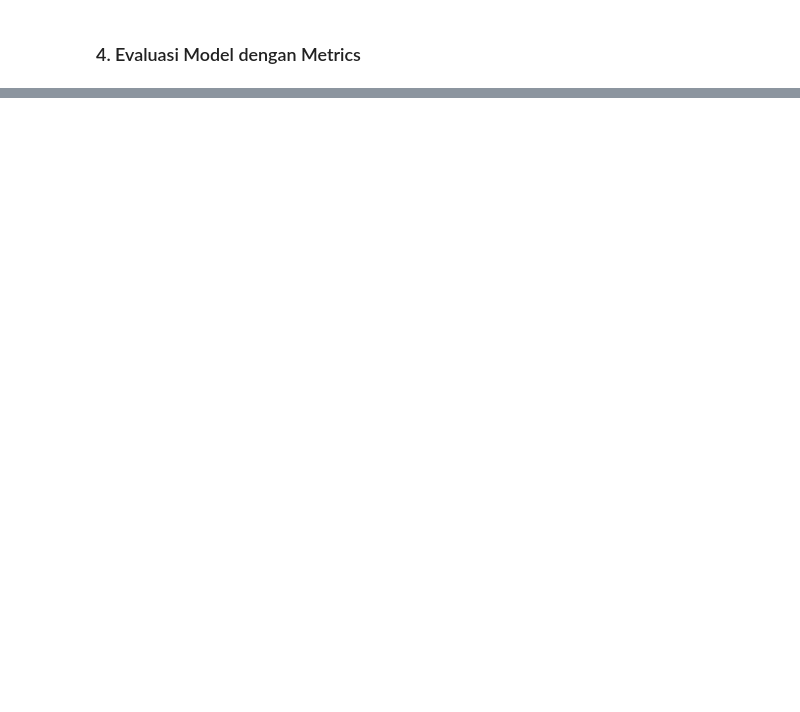
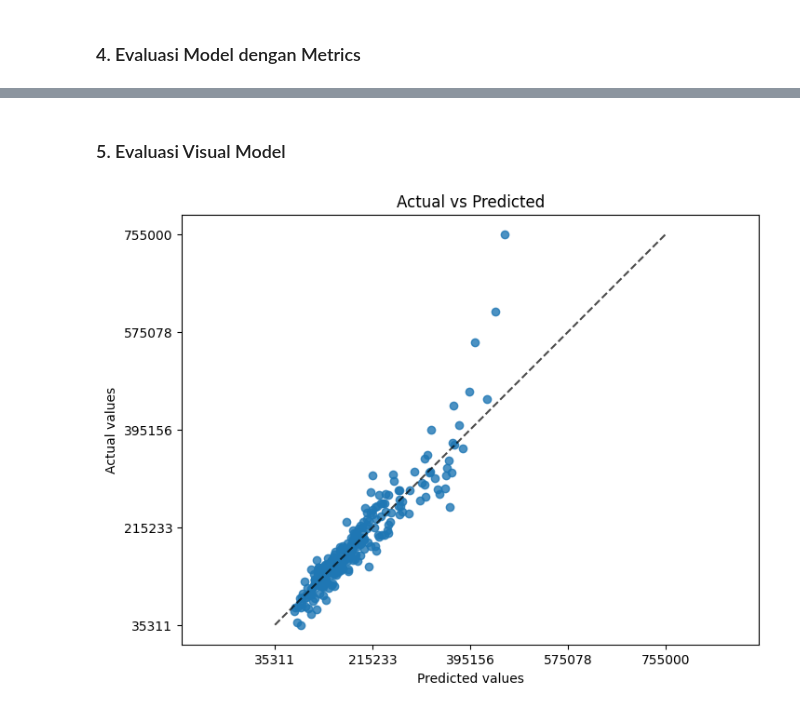
Before and after one commit to arya475/Data-Science-house-price-predict, a Jupyter notebook: main.ipynb, the cells around one changed output, grey strips where cells are left out. Drawn from its saved outputs; the diff is of its cells as text; code cells hidden in the pictures; blank space fills up the shorter version.

Commit message:
Evaluasi estimator dengan matrics, evaluasi visual model, pengujian model dengan data test eksternal atau yang lain

```diff
--- a/main.ipynb
+++ b/main.ipynb
@@ -214,0 +240,13 @@ Mean Absolute Error: 19265.41
+# %% [markdown]
+### 5. Evaluasi Visual Model
+# %%
+from sklearn.metrics import PredictionErrorDisplay
+
+fig, ax = plt.subplots(figsize=(8, 6))
+ax.set_title('Actual vs Predicted')
+ax.set_xlabel('Predicted Values')
+ax.set_ylabel('Actual Values')
+
+disp = PredictionErrorDisplay.from_predictions(y_true=y_test, y_pred=y_pred, kind='actual_vs_predicted', ax=ax)
+# %% [output]
+[figure, added]
```
Also changed, not shown: parts of 9 cells of this notebook, 1 other file.
